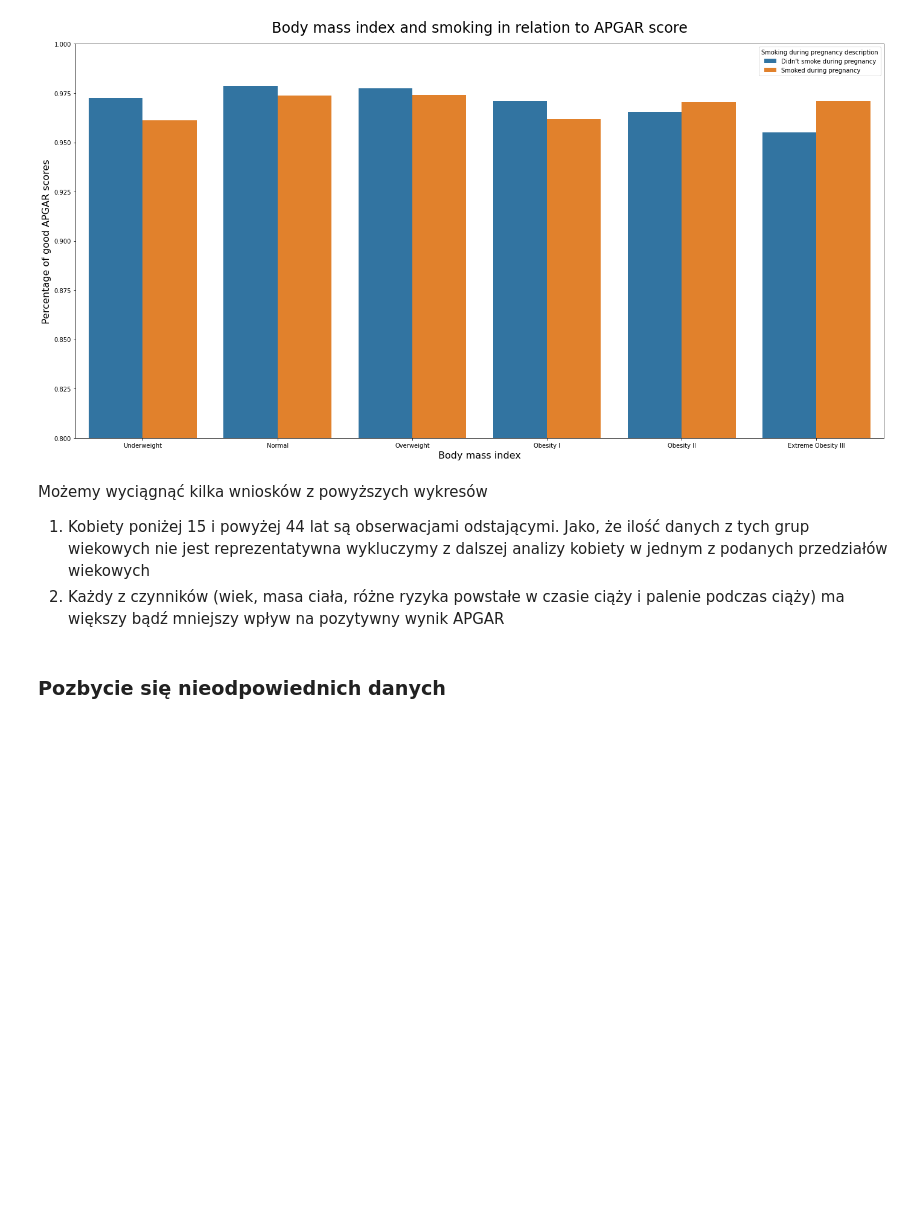
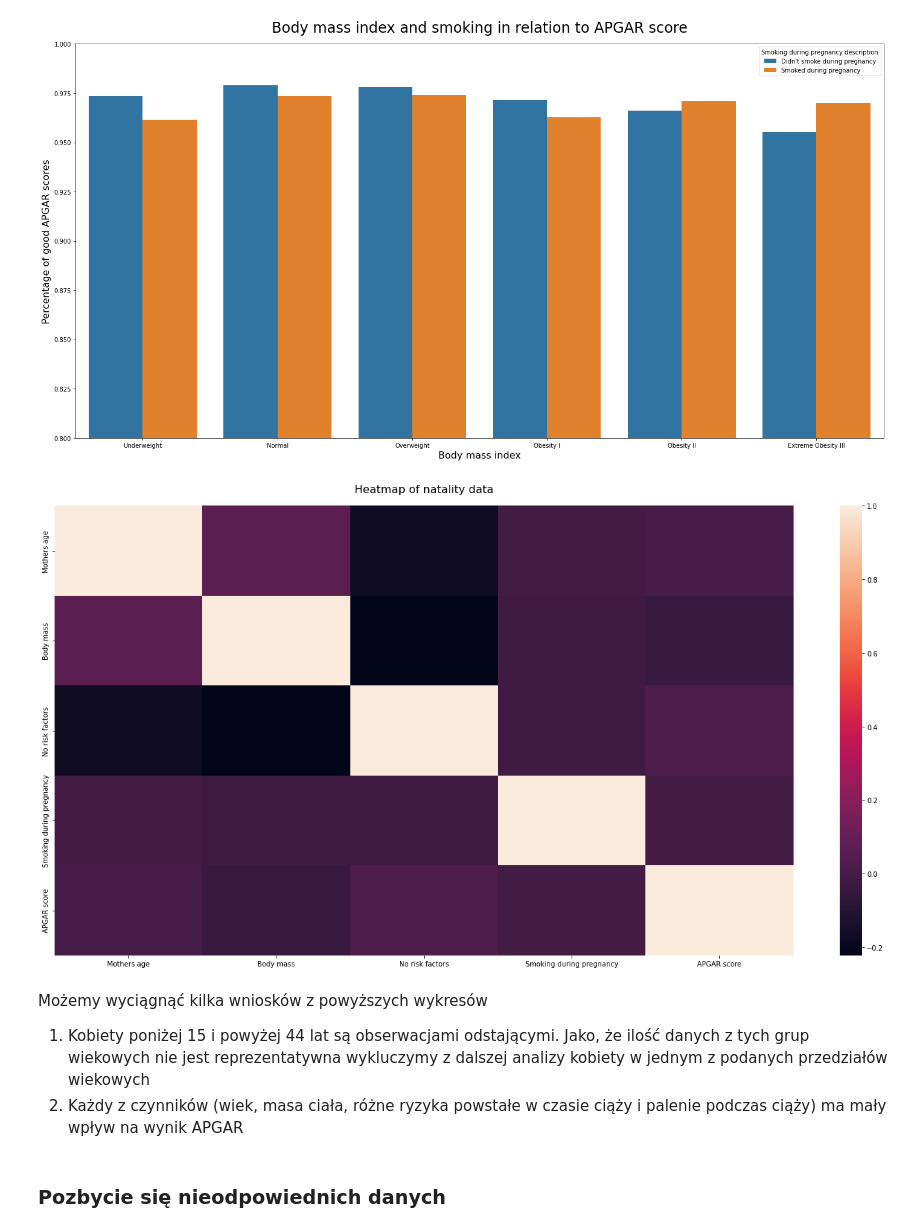
Before and after one commit to WiktorSa/Projekt-MSiD, a Jupyter notebook: analyse_data/Czynniki wpływające na wynik APGAR.ipynb, the cells around one changed output. Saved outputs shown, nothing was run; the diff lists cells and outputs as text; code cells hidden in the pictures; blank space fills up the shorter version.

```diff
--- a/analyse_data/Czynniki wpływające na wynik APGAR.ipynb
+++ b/analyse_data/Czynniki wpływające na wynik APGAR.ipynb
@@ -372,10 +357,20 @@ plt.ylim(0.8, 1)
 plt.show()
 # %% [output]
 [figure]
+# %%
+df_corr = df[['Mothers Age Recode 9', 'Body Mass Index Recode', 'No Risk Factors Reported', 'Smoked during pregnancy', 'APGAR score']].corr()
+axis_labels = ["Mothers age", "Body mass", "No risk factors", "Smoking during pregnancy", "APGAR score"]
+
+plt.figure(figsize=(24, 12))
+sns.heatmap(df_corr, xticklabels=axis_labels, yticklabels=axis_labels)
+plt.title("Heatmap of natality data", fontsize=16, y=1.02)
+plt.show()
+# %% [output]
+[figure, added]
 # %% [markdown]
 Możemy wyciągnąć kilka wniosków z powyższych wykresów
 1. Kobiety poniżej 15 i powyżej 44 lat są obserwacjami odstającymi. Jako, że ilość danych z tych grup wiekowych nie jest reprezentatywna wykluczymy z dalszej analizy kobiety w jednym z podanych przedziałów wiekowych
-2. Każdy z czynników (wiek, masa ciała, różne ryzyka powstałe w czasie ciąży i palenie podczas ciąży) ma większy bądź mniejszy wpływ na pozytywny wynik APGAR
+2. Każdy z czynników (wiek, masa ciała, różne ryzyka powstałe w czasie ciąży i palenie podczas ciąży) ma mały wpływ na wynik APGAR
 # %% [markdown]
 ### Pozbycie się nieodpowiednich danych
 # %%
```
Also changed, not shown: parts of 18 cells of this notebook, 3 other files.
